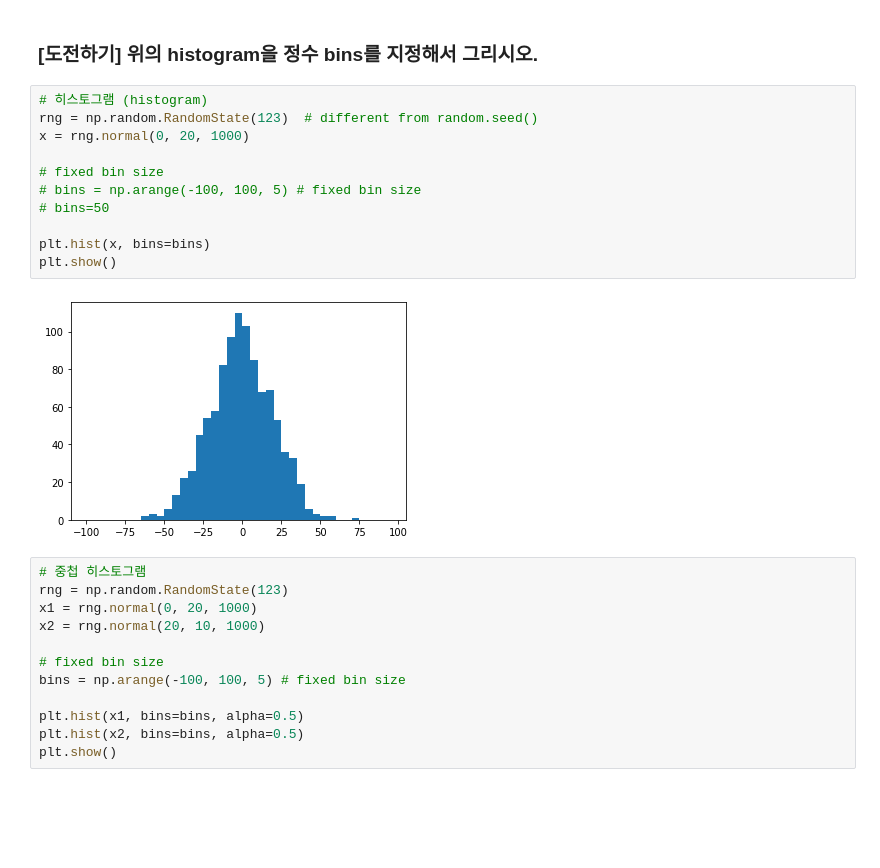
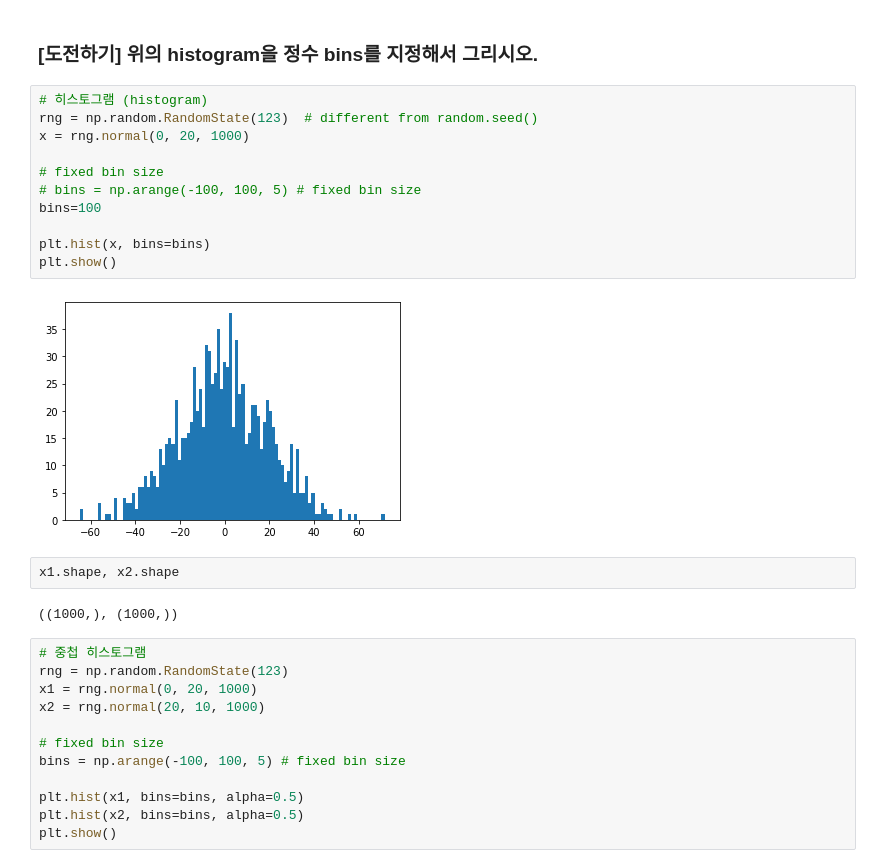
Before and after one commit to 20193253/pdm10, a Jupyter notebook: py-graphics/matplotlib_1_intro.ipynb, the cells around one changed output. Saved outputs shown, nothing was run; the diff lists cells and outputs as text; blank space fills up the shorter version.

```diff
--- a/py-graphics/matplotlib_1_intro.ipynb
+++ b/py-graphics/matplotlib_1_intro.ipynb
@@ -124,16 +124,20 @@ plt.show()
 # %%
 # 히스토그램 (histogram)
 rng = np.random.RandomState(123)  # different from random.seed()
 x = rng.normal(0, 20, 1000)
 
 # fixed bin size
 # bins = np.arange(-100, 100, 5) # fixed bin size
-# bins=50
+bins=100
 
 plt.hist(x, bins=bins)
 plt.show()
 # %% [output]
-[figure, old version]
+[figure, new version]
+# %%
+x1.shape, x2.shape
+# %% [output]
+((1000,), (1000,))
 # %%
 # 중첩 히스토그램
 rng = np.random.RandomState(123)
```
